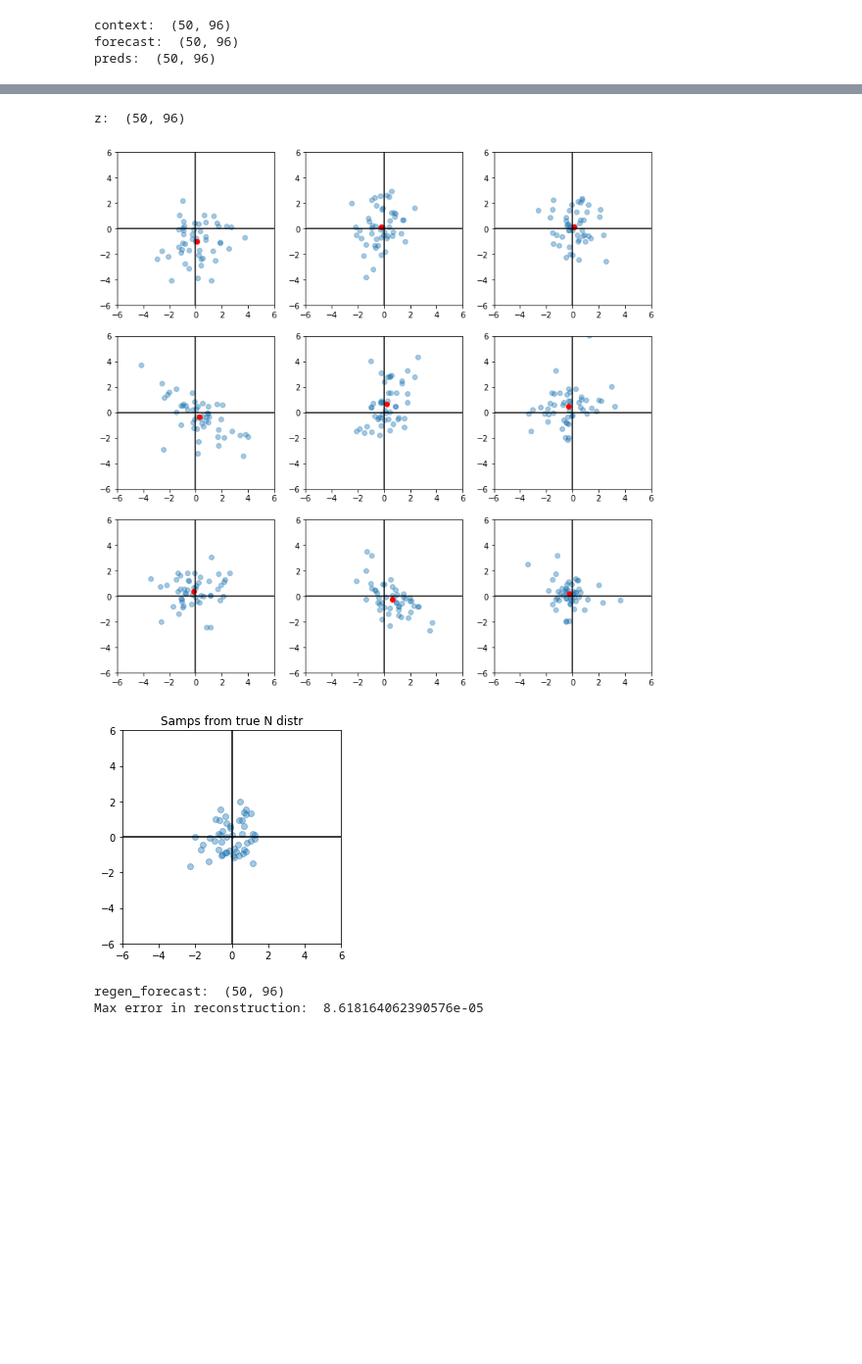
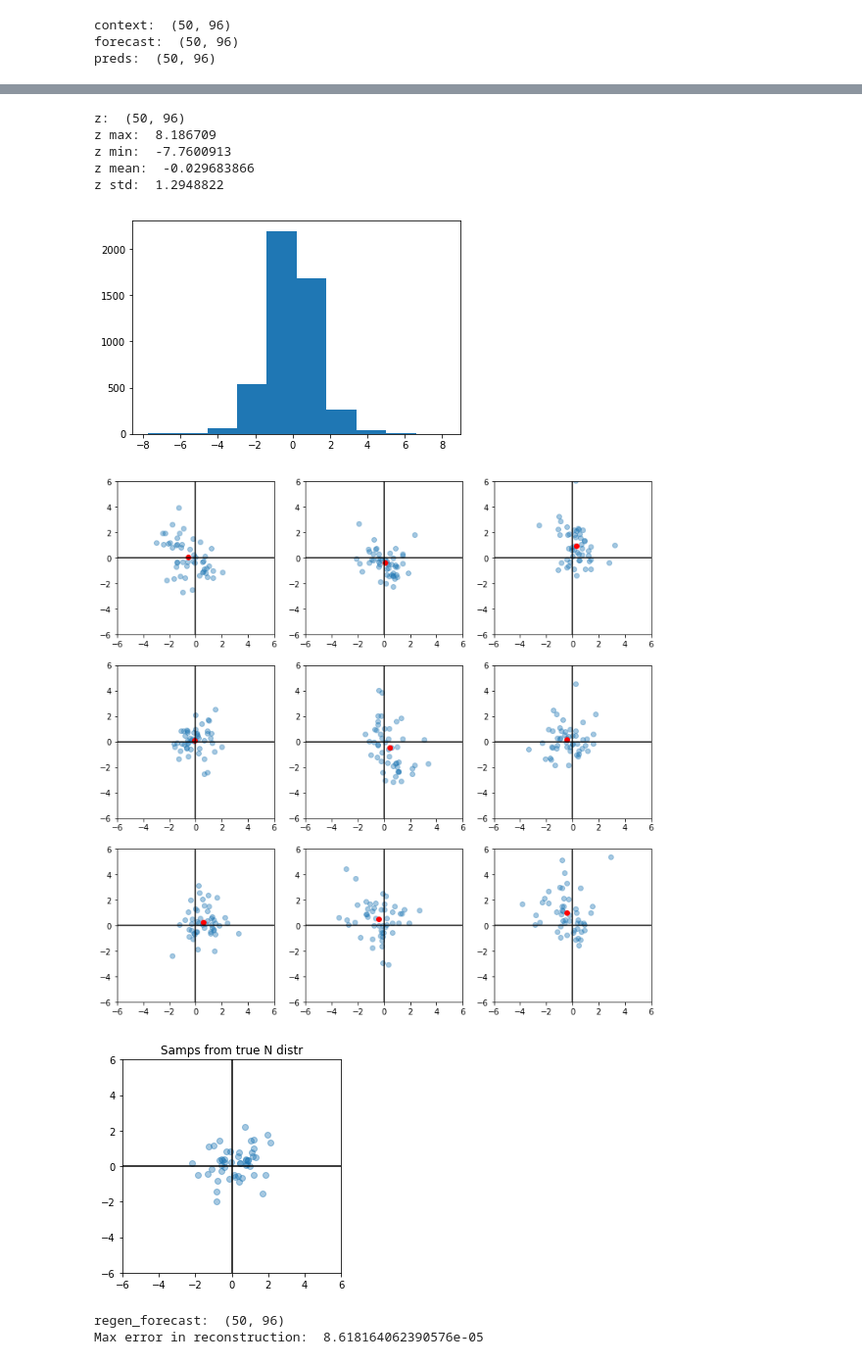
Before and after one commit to logan-spear/time-series-waveglow, a Jupyter notebook: visual_model_eval_stuff.ipynb, the cells around one changed output, grey strips where cells are left out. Shown: that part at 98% size. Saved outputs shown, nothing was run; the diff lists cells and outputs as text; code cells hidden in the pictures; blank space fills up the shorter version.

Commit message:
a few more additions to visualization notebook

```diff
--- a/visual_model_eval_stuff.ipynb
+++ b/visual_model_eval_stuff.ipynb
@@ -31,7 +31,7 @@ config = {'n_flows': 6,
 
 params = [
     96, # n_context_channels
-    6,  # n_flows
+    8,  # n_flows
     96, # n_group
     99, # n_early_every
     8,  # n_early_size
@@ -105,16 +107,26 @@ for i in range(num_plot):
 # %%
 # Transform the test forecasts into the latent space, project them onto random planes
 # see if they look like circularly distributed scatter plots (confirms the embedded
 # points follow a spherical gaussian)
 orig_z, log_s_list, log_det_w_list, early_assignment_shapes = net.forward(torch.FloatTensor(forecast), torch_context)
 z = orig_z.detach().numpy().squeeze()
 print("z: ", z.shape)
+print("z max: ", z.max())
+print("z min: ", z.min())
+print("z mean: ", z.mean())
+print("z std: ", z.std())
+plt.hist(z.reshape(-1))
 
 plot_rand_proj(z)
 # %% [output]
 z:  (50, 96)
+z max:  8.186709
+z min:  -7.7600913
+z mean:  -0.029683866
+z std:  1.2948822
-[figure, old version]
+[figure, new version]
-[figure, old version]
+[figure, new version]
+[figure, added]
 # %%
 # Make sure if we transform these z's back into the original data space, they still match up roughly
 torch_regen_forecast = net.generate(torch_context, latent_z=orig_z, early_assignment_shapes=early_assignment_shapes)
```
Also changed, not shown: parts of 16 cells of this notebook.
